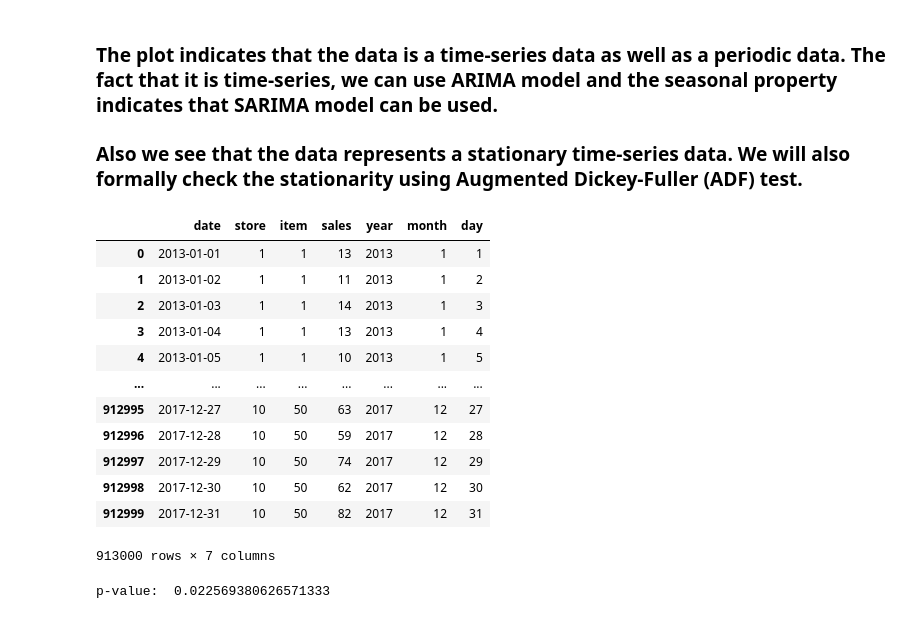
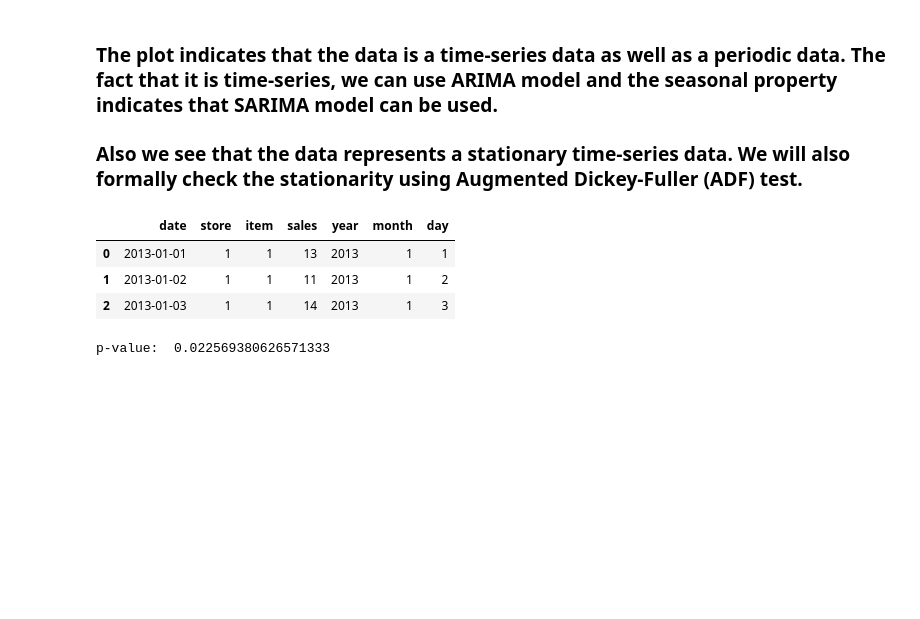
Before and after one commit to Hari10Kesav/ML-User-Interface, a Jupyter notebook: Preprocessing_Notebooks/Preprocessing.ipynb, the cells around one changed output. Drawn from its saved outputs; the diff is of its cells as text; code cells hidden in the pictures; blank space fills up the shorter version.

```diff
--- a/Preprocessing_Notebooks/Preprocessing.ipynb
+++ b/Preprocessing_Notebooks/Preprocessing.ipynb
@@ -88,21 +88,12 @@ plt.show()
 ### Also we see that the data represents a stationary time-series data. We will also formally check the stationarity using Augmented Dickey-Fuller (ADF) test.
 # %%
 total_df["date"] = pd.to_datetime(total_df["date"])
-total_df
+total_df.head(3)
 # %% [output]
 |  | date | store | item | sales | year | month | day |
 | 0 | 2013-01-01 | 1 | 1 | 13 | 2013 | 1 | 1 |
 | 1 | 2013-01-02 | 1 | 1 | 11 | 2013 | 1 | 2 |
 | 2 | 2013-01-03 | 1 | 1 | 14 | 2013 | 1 | 3 |
-| 3 | 2013-01-04 | 1 | 1 | 13 | 2013 | 1 | 4 |
-| 4 | 2013-01-05 | 1 | 1 | 10 | 2013 | 1 | 5 |
-| ... | ... | ... | ... | ... | ... | ... | ... |
-| 912995 | 2017-12-27 | 10 | 50 | 63 | 2017 | 12 | 27 |
-| 912996 | 2017-12-28 | 10 | 50 | 59 | 2017 | 12 | 28 |
-| 912997 | 2017-12-29 | 10 | 50 | 74 | 2017 | 12 | 29 |
-| 912998 | 2017-12-30 | 10 | 50 | 62 | 2017 | 12 | 30 |
-| 912999 | 2017-12-31 | 10 | 50 | 82 | 2017 | 12 | 31 |
-913000 rows × 7 columns
 # %%
 from statsmodels.tsa.stattools import adfuller
 x = store_1_item_1["sales"].values
```
Also changed, not shown: parts of 2 cells of this notebook.
